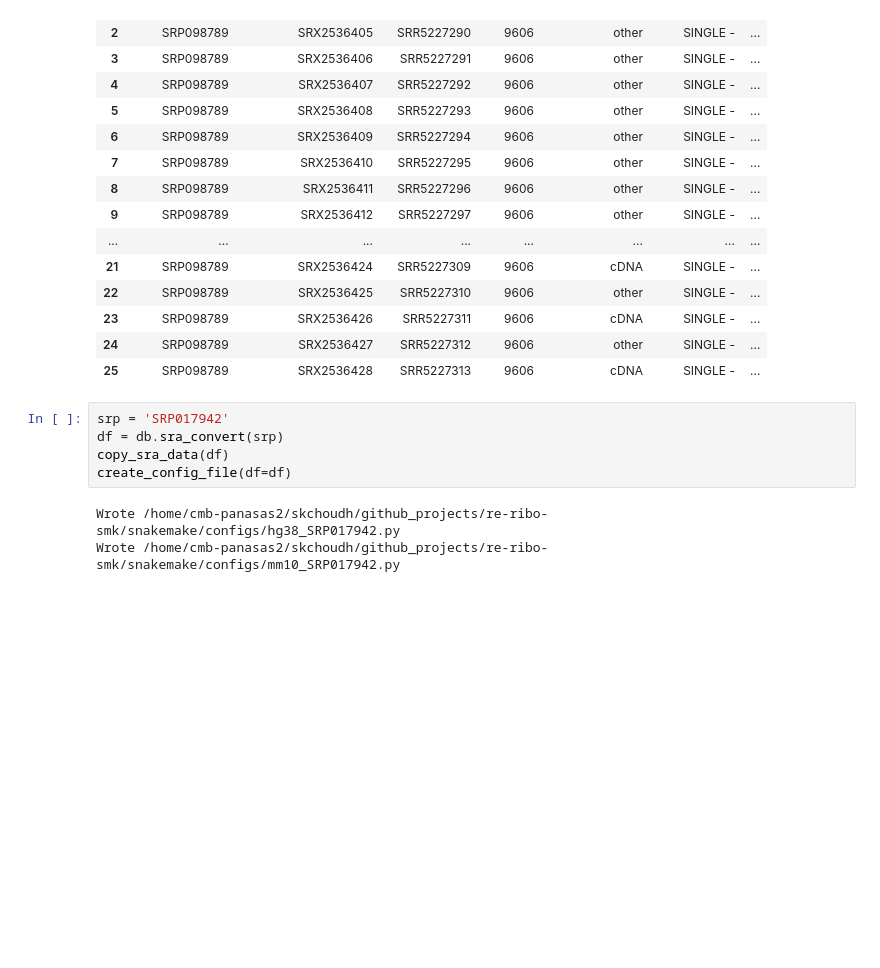
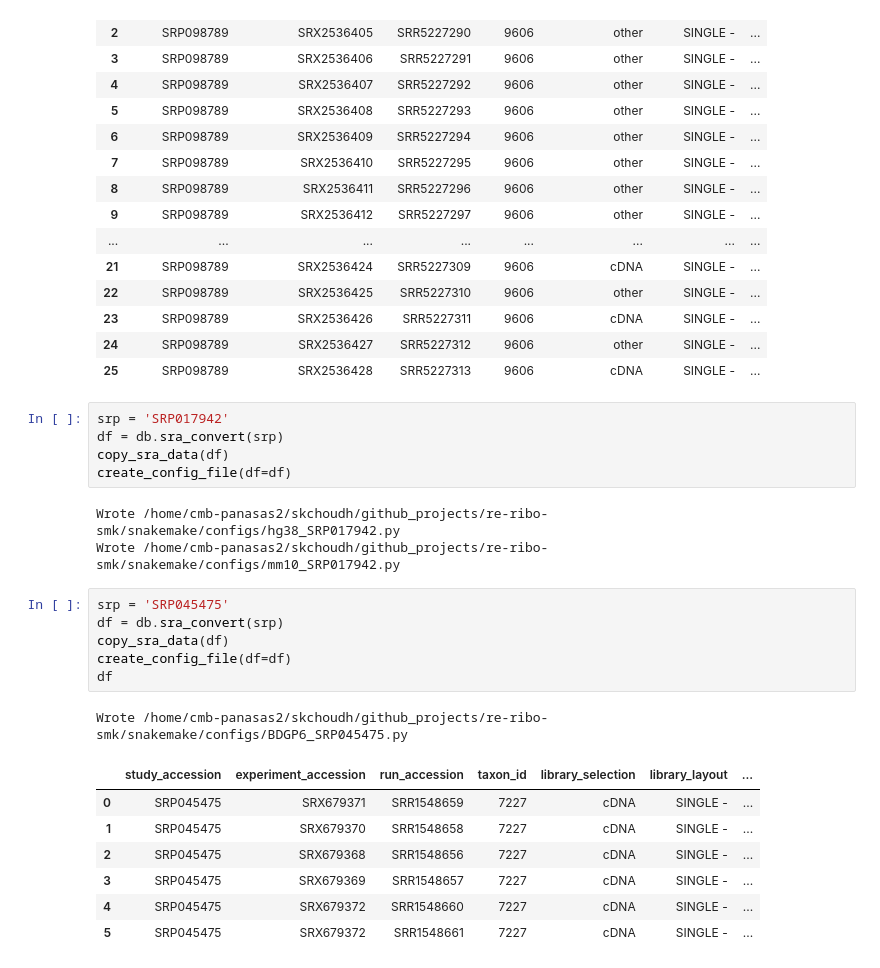
Before and after one commit to saketkc/re-ribo-smk, a Jupyter notebook: notebooks/Symlink-RiboSeq-samples.ipynb, the cells around one changed output. Cells and saved outputs as stored; diff of their text form; blank space fills up the shorter version.

```diff
--- a/notebooks/Symlink-RiboSeq-samples.ipynb
+++ b/notebooks/Symlink-RiboSeq-samples.ipynb
@@ -210,3 +250,18 @@ create_config_file(df=df)
 # %% [output]
 Wrote /home/cmb-panasas2/skchoudh/github_projects/re-ribo-smk/snakemake/configs/hg38_SRP017942.py
 Wrote /home/cmb-panasas2/skchoudh/github_projects/re-ribo-smk/snakemake/configs/mm10_SRP017942.py
+# %%
+srp = 'SRP045475'
+df = db.sra_convert(srp)
+copy_sra_data(df)
+create_config_file(df=df)
+df
+# %% [output]
+Wrote /home/cmb-panasas2/skchoudh/github_projects/re-ribo-smk/snakemake/configs/BDGP6_SRP045475.py
+|  | study_accession | experiment_accession | run_accession | taxon_id | library_selection | library_layout | ... |
+| 0 | SRP045475 | SRX679371 | SRR1548659 | 7227 | cDNA | SINGLE - | ... |
+| 1 | SRP045475 | SRX679370 | SRR1548658 | 7227 | cDNA | SINGLE - | ... |
+| 2 | SRP045475 | SRX679368 | SRR1548656 | 7227 | cDNA | SINGLE - | ... |
+| 3 | SRP045475 | SRX679369 | SRR1548657 | 7227 | cDNA | SINGLE - | ... |
+| 4 | SRP045475 | SRX679372 | SRR1548660 | 7227 | cDNA | SINGLE - | ... |
+| 5 | SRP045475 | SRX679372 | SRR1548661 | 7227 | cDNA | SINGLE - | ... |
```
Also changed, not shown: parts of 5 cells of this notebook, 4 other files.
